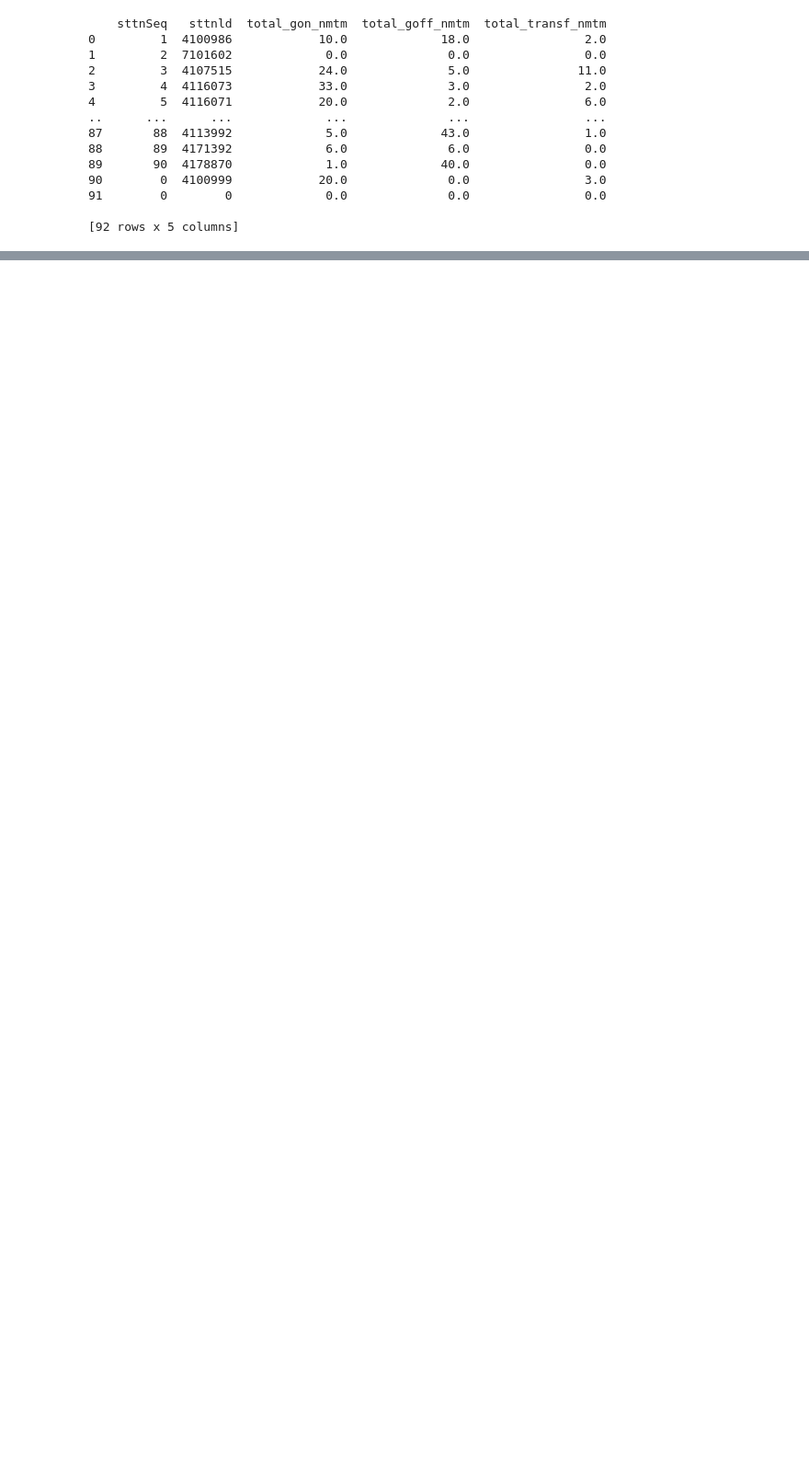
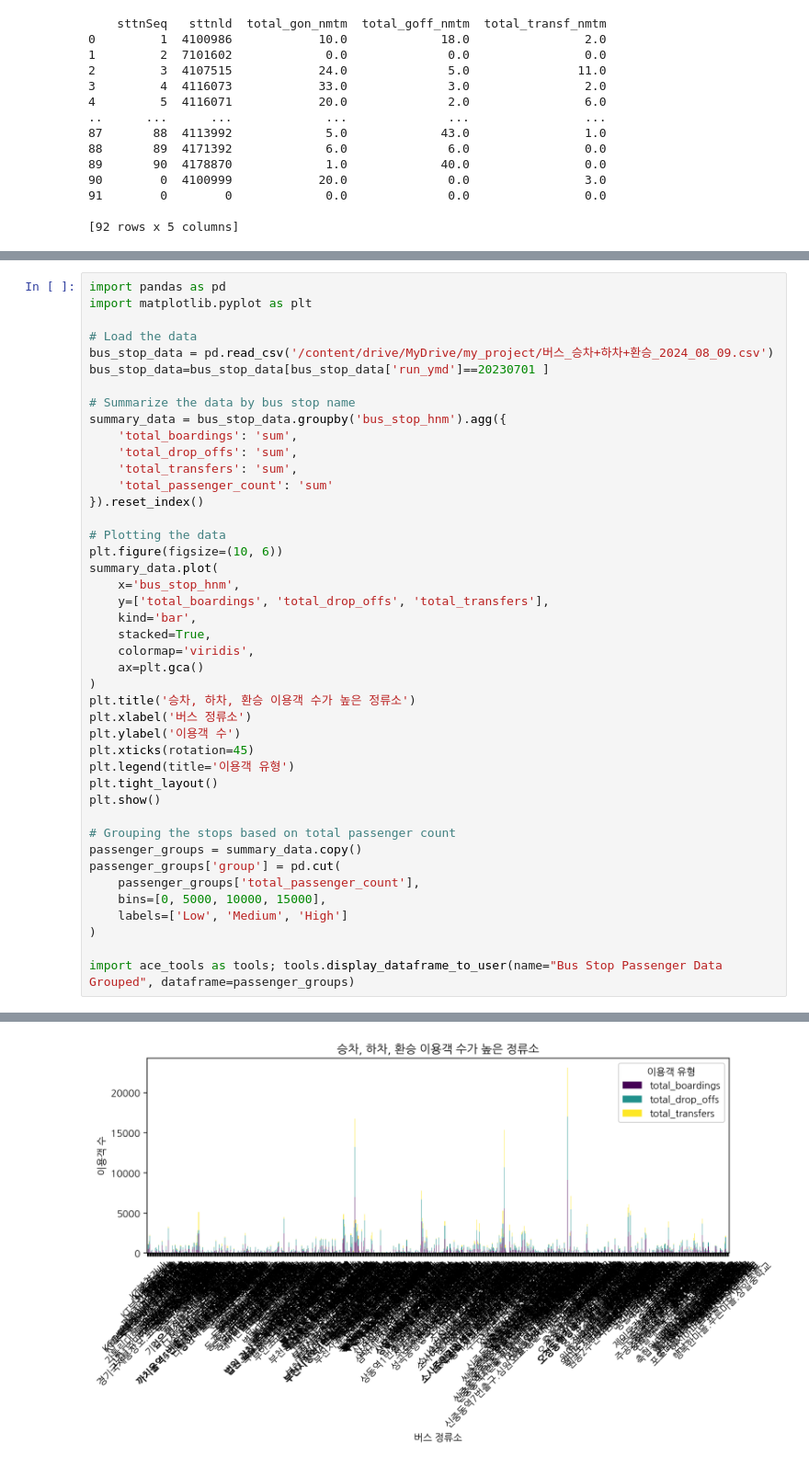
Before and after one commit to Songhyunjeong/thingplug-lora-starter-kit, a Jupyter notebook: bus_노선별_승하차환승.ipynb, the cells around one changed output, grey strips where cells are left out. Shown at 92% size. Drawn from its saved outputs; the diff is of its cells as text; blank space fills up the shorter version.

```diff
--- a/bus_노선별_승하차환승.ipynb
+++ b/bus_노선별_승하차환승.ipynb
@@ -446,3 +472,47 @@ print(f"Visualization saved as {output_file}")
 [interactive output not drawn]
 [interactive output not drawn]
 Visualization saved as /content/drive/MyDrive/my_project/23_2_bus_stop_visualization.html
+# %%
+import pandas as pd
+import matplotlib.pyplot as plt
+
+# Load the data
+bus_stop_data = pd.read_csv('/content/drive/MyDrive/my_project/버스_승차+하차+환승_2024_08_09.csv')
+bus_stop_data=bus_stop_data[bus_stop_data['run_ymd']==20230701 ]
+
+# Summarize the data by bus stop name
+summary_data = bus_stop_data.groupby('bus_stop_hnm').agg({
+    'total_boardings': 'sum',
+    'total_drop_offs': 'sum',
+    'total_transfers': 'sum',
+    'total_passenger_count': 'sum'
+}).reset_index()
+
+# Plotting the data
+plt.figure(figsize=(10, 6))
+summary_data.plot(
+    x='bus_stop_hnm',
+    y=['total_boardings', 'total_drop_offs', 'total_transfers'],
+    kind='bar',
+    stacked=True,
+    colormap='viridis',
+    ax=plt.gca()
+)
+plt.title('승차, 하차, 환승 이용객 수가 높은 정류소')
+plt.xlabel('버스 정류소')
+plt.ylabel('이용객 수')
+plt.xticks(rotation=45)
+plt.legend(title='이용객 유형')
+plt.tight_layout()
+plt.show()
+
+# Grouping the stops based on total passenger count
+passenger_groups = summary_data.copy()
+passenger_groups['group'] = pd.cut(
+    passenger_groups['total_passenger_count'],
+    bins=[0, 5000, 10000, 15000],
+    labels=['Low', 'Medium', 'High']
+)
+
+import ace_tools as tools; tools.display_dataframe_to_user(name="Bus Stop Passenger Data Grouped", dataframe=passenger_groups)
+# %% [output]
@@ -448,0 +542 @@ Visualization saved as /content/drive/MyDrive/my_project/23_2_bus_stop_visualiza
+[figure, added]
```
Also changed, not shown: parts of 4 cells of this notebook.
